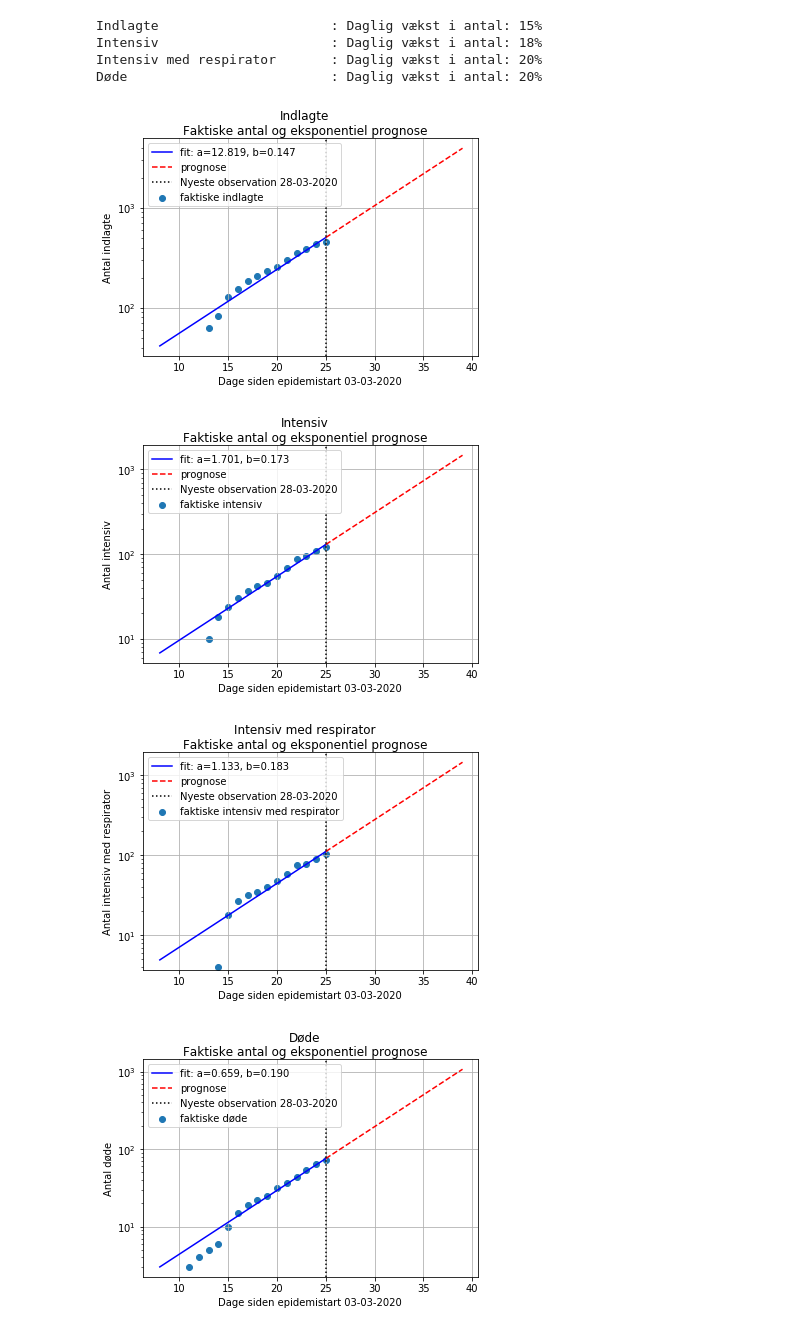
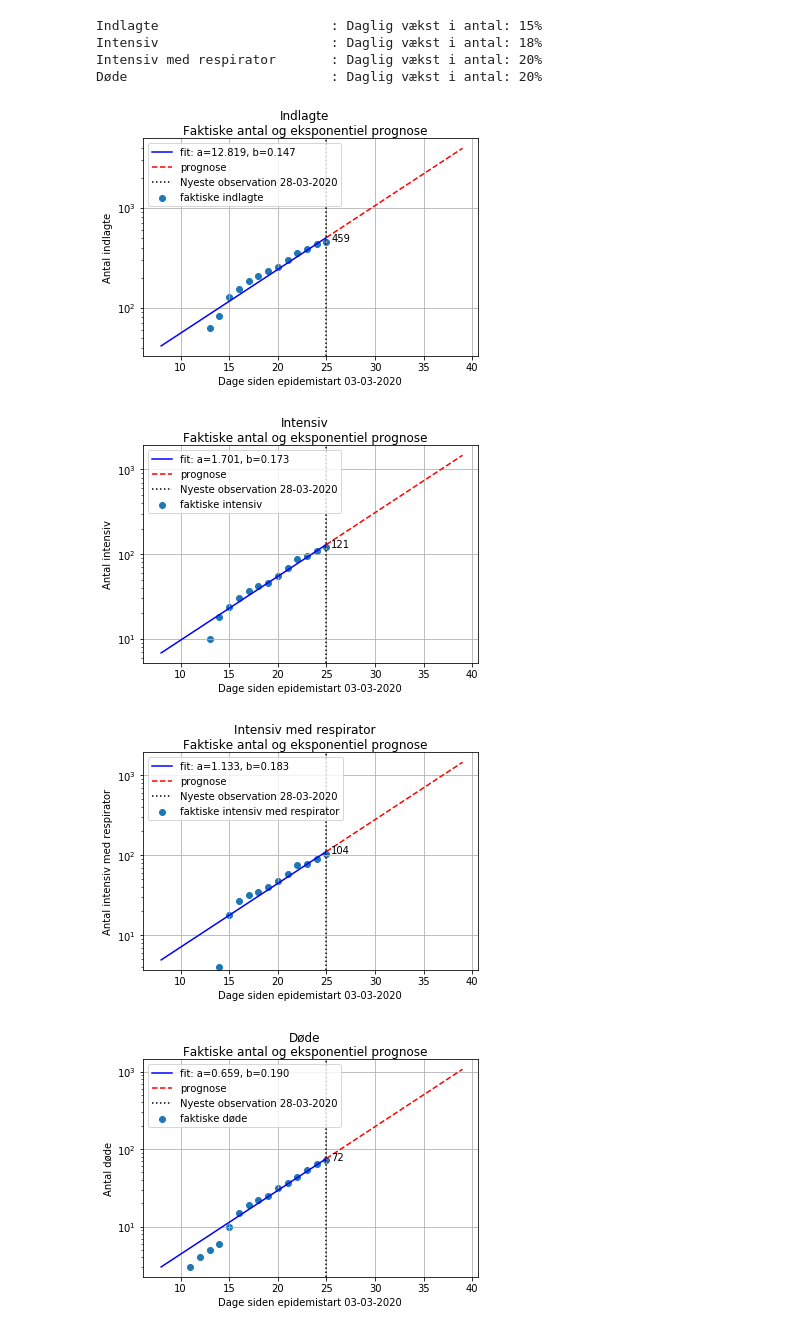
Before and after one commit to covid-19-sim/covid-19-dk, a Jupyter notebook: prognoser/eksponentiel_prognose.ipynb, the cells around one changed output. Cells and saved outputs as stored; diff of their text form; code cells hidden in the pictures.

```diff
--- a/prognoser/eksponentiel_prognose.ipynb
+++ b/prognoser/eksponentiel_prognose.ipynb
@@ -111,7 +111,9 @@ estimater = {}
 for k in kolonner:
     y_data = df_renset[k]
     a,b = estimer_a_b(y_data)
-    print(f'{k}: a = {a}')
-    print(f'{k}: b = {b}')
+    overskrift = OVERSKRIFTER[k]
+    print(f'{overskrift:30}: a = {a}')
+    print(f'{overskrift:30}: b = {b}')
+    print()
     estimater[k] = {'a': a, 'b': b, 'y_data': y_data}
 # %% [output]
@@ -146,27 +151,31 @@ x_data_fremskrivning = x_data_alle[-FREMSKRIV_DAGE-1:]
 # %%
 for k in kolonner:
     a = estimater[k]['a']
     b = estimater[k]['b']
     y_data = estimater[k]['y_data']
     overskrift = OVERSKRIFTER[k]
 
     y_data_fremskrivning = exp_func(x_data_fremskrivning, a, b)
 
     plt.plot(x_data, exp_func(x_data, a, b), 'b-', label='fit: a=%5.3f, b=%5.3f' % (a,b))
+    plt.plot(x_data_fremskrivning, y_data_fremskrivning, 'r--', label='prognose')
     plt.scatter(x_data, y_data, label=f'faktiske {overskrift.lower()}')
-    plt.plot(x_data_fremskrivning, y_data_fremskrivning, 'r--', label='prognose')
+
+    nyeste_xy = (x_data.to_list()[-1] + .5, y_data.to_list()[-1])
+    plt.annotate(f'{int(nyeste_xy[1])}', nyeste_xy)
+
     plt.xlabel(f'Dage siden epidemistart {epidemi_start.strftime("%d-%m-%Y")}')
     plt.ylabel(f'Antal {overskrift.lower()}')
     plt.axvline(day_N_max, color='k', linestyle=':',
                 label=f'Nyeste observation {date_max.date().strftime("%d-%m-%Y")}')
     plt.legend()
     plt.suptitle(f'{overskrift}\nFaktiske antal og eksponentiel prognose')
     plt.yscale('log')
     plt.grid()
 
     plt.show()
 # %% [output]
-[figure, old version]
+[figure, new version]
-[figure, old version]
+[figure, new version]
-[figure, old version]
+[figure, new version]
-[figure, old version]
+[figure, new version]
```
Also changed, not shown: parts of 1 cell of this notebook.
